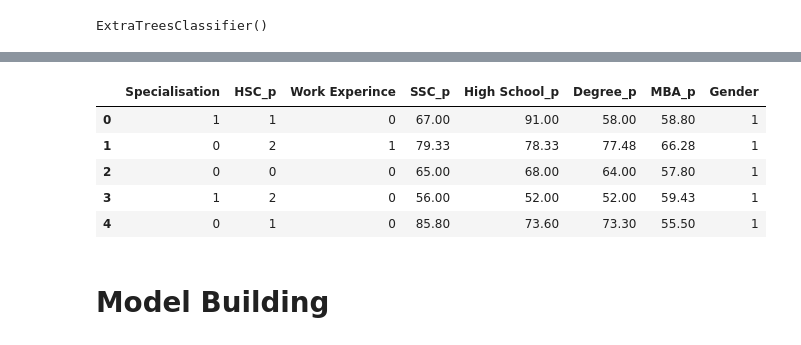
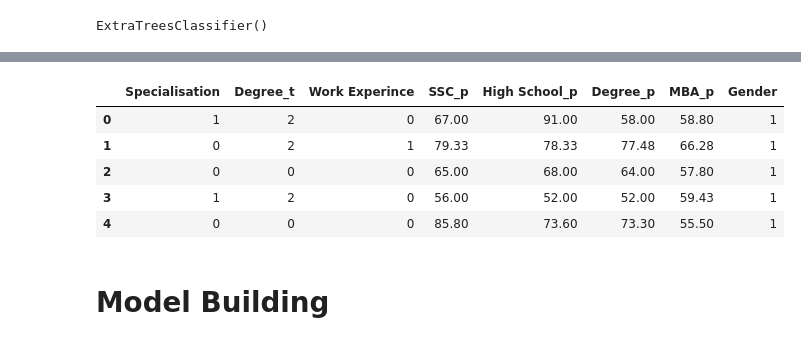
Before and after one commit to aman-thapa/Campus-placement-predictor, a Jupyter notebook: Campus_Placement_Predictor.ipynb, the cells around one changed output, grey strips where cells are left out. Cells and saved outputs as stored; diff of their text form; code cells hidden in the pictures.

```diff
--- a/Campus_Placement_Predictor.ipynb
+++ b/Campus_Placement_Predictor.ipynb
@@ -472,16 +456,16 @@ getmappings
 # %%
 # renaming the columns
 
-train = train[['specialization', 'hsc_s', 'workex', 'ssc_p', 'hsc_p', 'degree_p', 'mba_p', 'gender']]
-train.columns = ['Specialisation', 'HSC_p', 'Work Experince', 'SSC_p', 'High School_p', 'Degree_p', 'MBA_p', 'Gender']
+train = train[['specialization', 'degree_t', 'workex', 'ssc_p', 'hsc_p', 'degree_p', 'mba_p', 'gender']]
+train.columns = ['Specialisation', 'Degree_t', 'Work Experince', 'SSC_p', 'High School_p', 'Degree_p', 'MBA_p', 'Gender']
 train.head()
 # %% [output]
-|  | Specialisation | HSC_p | Work Experince | SSC_p | High School_p | Degree_p | MBA_p | Gender |
-| 0 | 1 | 1 | 0 | 67.00 | 91.00 | 58.00 | 58.80 | 1 |
+|  | Specialisation | Degree_t | Work Experince | SSC_p | High School_p | Degree_p | MBA_p | Gender |
+| 0 | 1 | 2 | 0 | 67.00 | 91.00 | 58.00 | 58.80 | 1 |
 | 1 | 0 | 2 | 1 | 79.33 | 78.33 | 77.48 | 66.28 | 1 |
 | 2 | 0 | 0 | 0 | 65.00 | 68.00 | 64.00 | 57.80 | 1 |
 | 3 | 1 | 2 | 0 | 56.00 | 52.00 | 52.00 | 59.43 | 1 |
-| 4 | 0 | 1 | 0 | 85.80 | 73.60 | 73.30 | 55.50 | 1 |
+| 4 | 0 | 0 | 0 | 85.80 | 73.60 | 73.30 | 55.50 | 1 |
 # %% [markdown]
 # Model Building
 # %%
```
Also changed, not shown: parts of 16 cells of this notebook.
